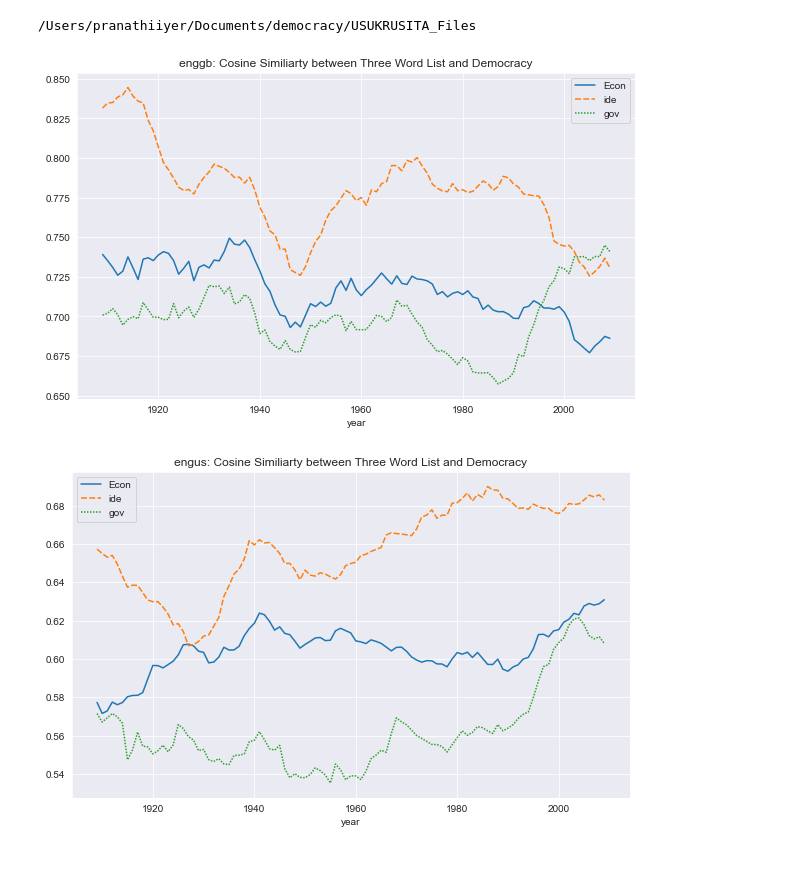
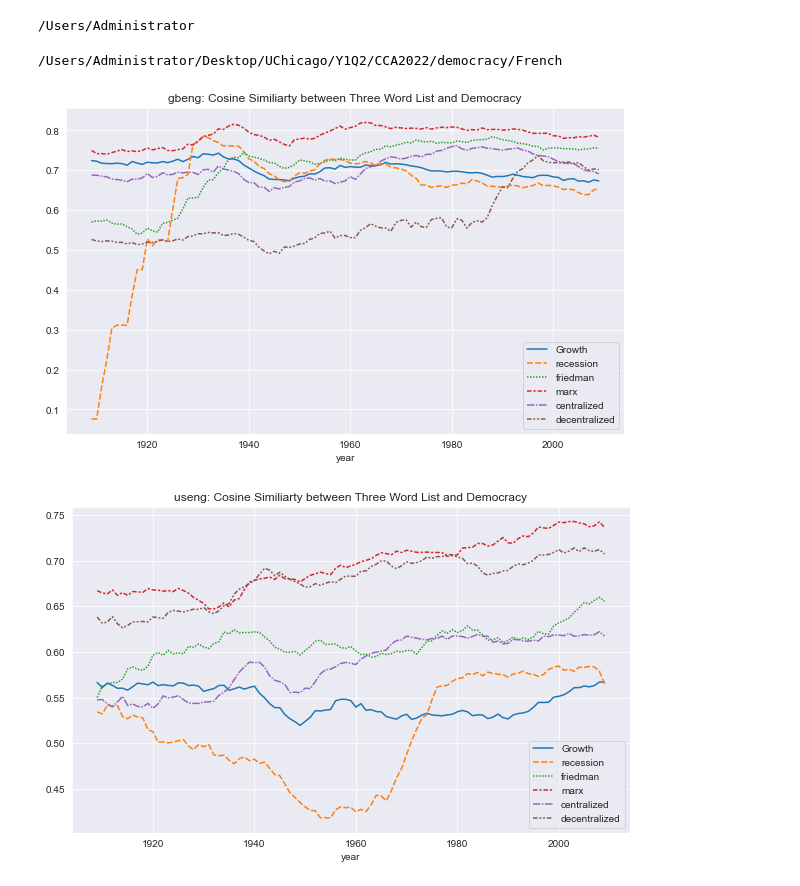
Before and after one commit to cultural-proj/democracy, a Jupyter notebook: cosine_pipeline.ipynb, the cells around one changed output. Saved outputs shown, nothing was run; the diff lists cells and outputs as text; code cells hidden in the pictures.

```diff
--- a/cosine_pipeline.ipynb
+++ b/cosine_pipeline.ipynb
@@ -8,8 +10,12 @@ from matplotlib.pyplot import figure
 %matplotlib inline
-# %%
-cd /Users/pranathiiyer/Documents/democracy/USUKRUSITA_Files
-# %% [output]
-/Users/pranathiiyer/Documents/democracy/USUKRUSITA_Files
+# %%
+cd
+# %% [output]
+/Users/Administrator
+# %%
+cd /Users/Administrator/Desktop/UChicago/Y1Q2/CCA2022/democracy/French
+# %% [output]
+/Users/Administrator/Desktop/UChicago/Y1Q2/CCA2022/democracy/French
 # %%
 def get_cos_plot(country_name, n):
     """
@@ -18,24 +24,23 @@ def get_cos_plot(country_name, n):
     string of country abbreviation.
     """
 
-    for aspect in ['econ', 'ide', 'gov']:
+    for aspect in ['growth', 'recession', 'friedman', 'marx', 'centralized', 'decentralized']:
         # read csv
         econ = pd.read_csv('{}_cos_{}.csv'.format(aspect, country_name), index_col=0)
         # clean data
         econ = clean_df(econ, aspect)
         if len(econ.columns) > 1:
-            econ['Econ'] = econ[econ.columns[1]].rolling(n).mean()
-            if aspect == 'econ':
-                econ.drop(columns='econ', inplace=True)
+            econ['Growth'] = econ[econ.columns[1]].rolling(n).mean()
+            if aspect == 'growth':
+                econ.drop(columns='growth', inplace=True)
 
         else:
             econ['rolling_avg'] = econ[econ.columns[0]].rolling(n).mean()
 
-        if aspect == 'econ':
+        if aspect == 'growth':
             total = econ
         else:
             total[aspect] = econ['rolling_avg']
-
     total = total.set_index('year')
 
     sns.set_style("darkgrid")
@@ -58,10 +64,10 @@ def clean_df(df, aspect):
         df.drop(columns=['cosine_similarity'], inplace=True)
     return df
 # %%
-get_cos_plot('enggb',10)
+get_cos_plot('gbeng',10)
 # %% [output]
-[figure, old version]
+[figure, new version]
 # %%
-get_cos_plot('engus', 10)
+get_cos_plot('useng', 10)
 # %% [output]
-[figure, old version]
+[figure, new version]
```
Also changed, not shown: parts of 38 cells of this notebook.
